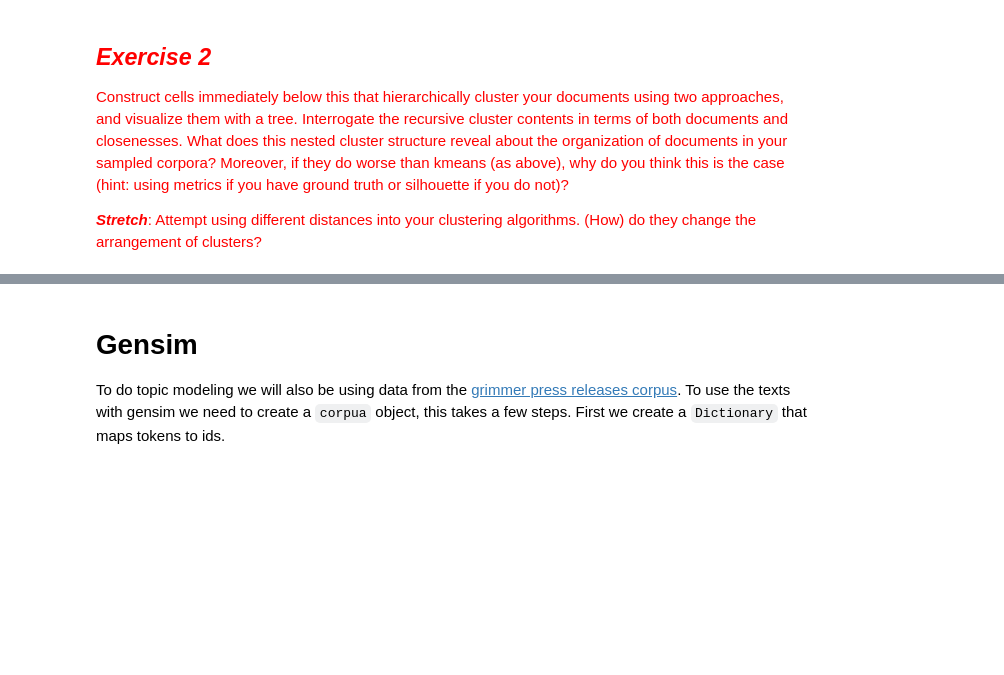
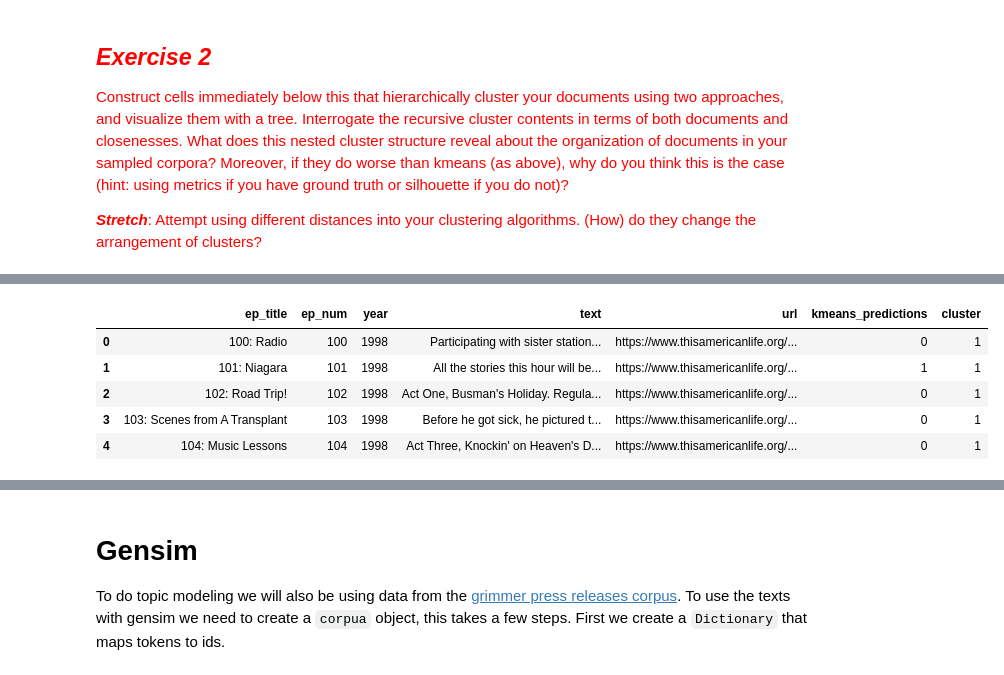
Before and after one commit to katykoenig/Content-Analysis-2020, a Jupyter notebook: week-6/6-Discovering-Patterns-Clusters-and-Topics.ipynb, the cells around one changed output, grey strips where cells are left out. Saved outputs shown, nothing was run; the diff lists cells and outputs as text; code cells hidden in the pictures; blank space fills up the shorter version.

```diff
--- a/week-6/6-Discovering-Patterns-Clusters-and-Topics.ipynb
+++ b/week-6/6-Discovering-Patterns-Clusters-and-Topics.ipynb
@@ -1039,0 +1056,10 @@ example_hierarchicalClusters_full = scipy.cluster.hierarchy.fcluster(example_lin
+# %%
+ep_df['cluster'] = tal_hierarchicalClusters_full
+ep_df[ep_df.cluster==1].head()
+# %% [output]
+|  | ep_title | ep_num | year | text | url | kmeans_predictions | cluster |
+| 0 | 100: Radio | 100 | 1998 | Participating with sister station... | https://www.thisamericanlife.org/... | 0 | 1 |
+| 1 | 101: Niagara | 101 | 1998 | All the stories this hour will be... | https://www.thisamericanlife.org/... | 1 | 1 |
+| 2 | 102: Road Trip! | 102 | 1998 | Act One, Busman's Holiday. Regula... | https://www.thisamericanlife.org/... | 0 | 1 |
+| 3 | 103: Scenes from A Transplant | 103 | 1998 | Before he got sick, he pictured t... | https://www.thisamericanlife.org/... | 0 | 1 |
+| 4 | 104: Music Lessons | 104 | 1998 | Act Three, Knockin' on Heaven's D... | https://www.thisamericanlife.org/... | 0 | 1 |
```
Also changed, not shown: parts of 8 cells of this notebook.
